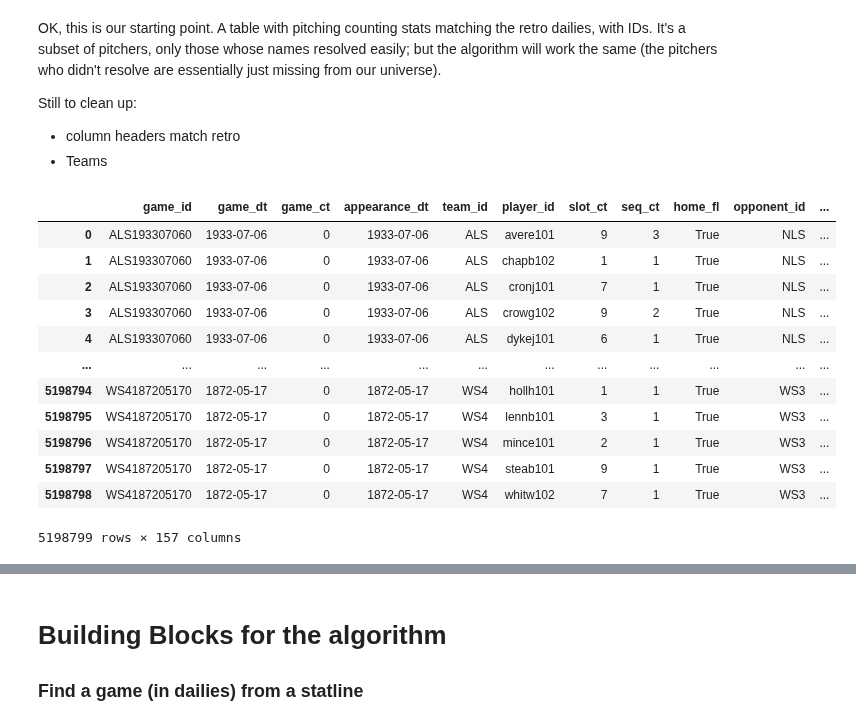
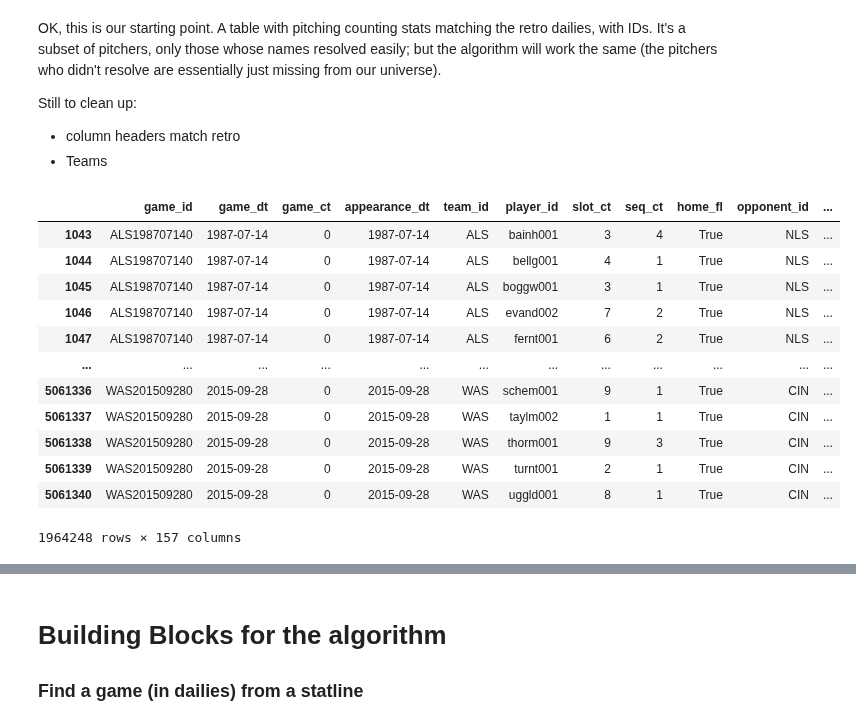
Before and after one commit to sdvinay/baseball_sql, a Jupyter notebook: pandas/reconstruct_hardball_passport_data.ipynb, the cells around one changed output, grey strips where cells are left out. Cells and saved outputs as stored; diff of their text form; code cells hidden in the pictures.

```diff
--- a/pandas/reconstruct_hardball_passport_data.ipynb
+++ b/pandas/reconstruct_hardball_passport_data.ipynb
@@ -217,21 +158,19 @@ Still to clean up:
 * column headers match retro
 * Teams
 # %%
-import boxball_loader as bbl
-
-df_dailies = bbl.load_dailies(game_types=bbl.GameType.ALL)
+df_dailies = bbl.load_dailies(game_types=bbl.GameType.ALL).query('yr in @yrs')
 df_dailies
 # %% [output]
 |  | game_id | game_dt | game_ct | appearance_dt | team_id | player_id | slot_ct | seq_ct | home_fl | opponent_id | ... |
-| 0 | ALS193307060 | 1933-07-06 | 0 | 1933-07-06 | ALS | avere101 | 9 | 3 | True | NLS | ... |
-| 1 | ALS193307060 | 1933-07-06 | 0 | 1933-07-06 | ALS | chapb102 | 1 | 1 | True | NLS | ... |
-| 2 | ALS193307060 | 1933-07-06 | 0 | 1933-07-06 | ALS | cronj101 | 7 | 1 | True | NLS | ... |
-| 3 | ALS193307060 | 1933-07-06 | 0 | 1933-07-06 | ALS | crowg102 | 9 | 2 | True | NLS | ... |
-| 4 | ALS193307060 | 1933-07-06 | 0 | 1933-07-06 | ALS | dykej101 | 6 | 1 | True | NLS | ... |
+| 1043 | ALS198707140 | 1987-07-14 | 0 | 1987-07-14 | ALS | bainh001 | 3 | 4 | True | NLS | ... |
+| 1044 | ALS198707140 | 1987-07-14 | 0 | 1987-07-14 | ALS | bellg001 | 4 | 1 | True | NLS | ... |
+| 1045 | ALS198707140 | 1987-07-14 | 0 | 1987-07-14 | ALS | boggw001 | 3 | 1 | True | NLS | ... |
+| 1046 | ALS198707140 | 1987-07-14 | 0 | 1987-07-14 | ALS | evand002 | 7 | 2 | True | NLS | ... |
+| 1047 | ALS198707140 | 1987-07-14 | 0 | 1987-07-14 | ALS | fernt001 | 6 | 2 | True | NLS | ... |
 | ... | ... | ... | ... | ... | ... | ... | ... | ... | ... | ... | ... |
-| 5198794 | WS4187205170 | 1872-05-17 | 0 | 1872-05-17 | WS4 | hollh101 | 1 | 1 | True | WS3 | ... |
-| 5198795 | WS4187205170 | 1872-05-17 | 0 | 1872-05-17 | WS4 | lennb101 | 3 | 1 | True | WS3 | ... |
-| 5198796 | WS4187205170 | 1872-05-17 | 0 | 1872-05-17 | WS4 | mince101 | 2 | 1 | True | WS3 | ... |
-| 5198797 | WS4187205170 | 1872-05-17 | 0 | 1872-05-17 | WS4 | steab101 | 9 | 1 | True | WS3 | ... |
-| 5198798 | WS4187205170 | 1872-05-17 | 0 | 1872-05-17 | WS4 | whitw102 | 7 | 1 | True | WS3 | ... |
+| 5061336 | WAS201509280 | 2015-09-28 | 0 | 2015-09-28 | WAS | schem001 | 9 | 1 | True | CIN | ... |
+| 5061337 | WAS201509280 | 2015-09-28 | 0 | 2015-09-28 | WAS | taylm002 | 1 | 1 | True | CIN | ... |
+| 5061338 | WAS201509280 | 2015-09-28 | 0 | 2015-09-28 | WAS | thorm001 | 9 | 3 | True | CIN | ... |
+| 5061339 | WAS201509280 | 2015-09-28 | 0 | 2015-09-28 | WAS | turnt001 | 2 | 1 | True | CIN | ... |
+| 5061340 | WAS201509280 | 2015-09-28 | 0 | 2015-09-28 | WAS | uggld001 | 8 | 1 | True | CIN | ... |
-5198799 rows × 157 columns
+1964248 rows × 157 columns
```
Also changed, not shown: parts of 88 cells of this notebook.
